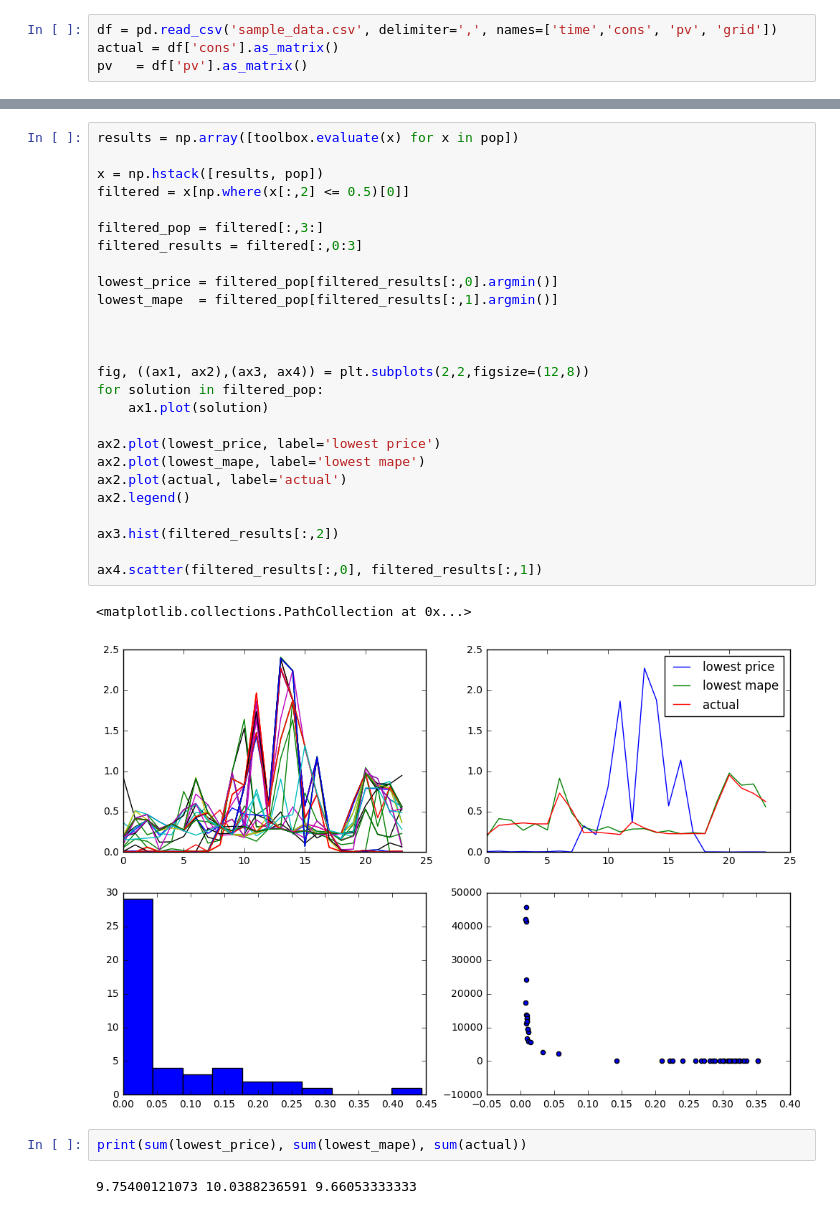
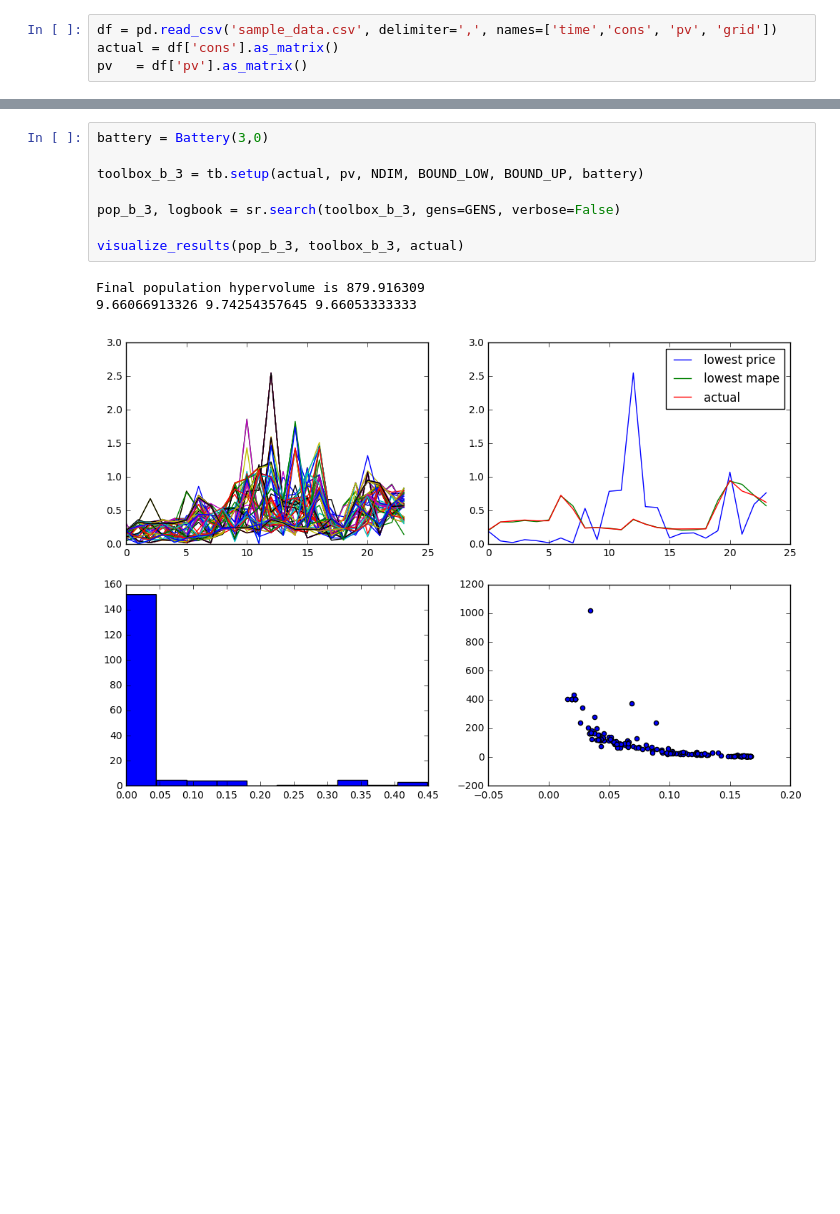
Before and after one commit to Jarino/energy-recommender, a Jupyter notebook: NSGA-II experiment.ipynb, the cells around one changed output, grey strips where cells are left out. Saved outputs shown, nothing was run; the diff lists cells and outputs as text; blank space fills up the shorter version.

Commit message:
added battery

```diff
--- a/NSGA-II experiment.ipynb
+++ b/NSGA-II experiment.ipynb
@@ -53,33 +72,12 @@ Final population hypervolume is 0.000000
-# %%
-results = np.array([toolbox.evaluate(x) for x in pop])
-
-x = np.hstack([results, pop])
-filtered = x[np.where(x[:,2] <= 0.5)[0]]
-
-filtered_pop = filtered[:,3:]
-filtered_results = filtered[:,0:3]
-
-lowest_price = filtered_pop[filtered_results[:,0].argmin()]
-lowest_mape  = filtered_pop[filtered_results[:,1].argmin()]
-
-
-
-fig, ((ax1, ax2),(ax3, ax4)) = plt.subplots(2,2,figsize=(12,8))
-for solution in filtered_pop:
-    ax1.plot(solution)
-
-ax2.plot(lowest_price, label='lowest price')
-ax2.plot(lowest_mape, label='lowest mape')
-ax2.plot(actual, label='actual')
-ax2.legend()
-
-ax3.hist(filtered_results[:,2])
-
-ax4.scatter(filtered_results[:,0], filtered_results[:,1])
-# %% [output]
-<matplotlib.collections.PathCollection at 0x...>
-[figure, removed]
-# %%
-print(sum(lowest_price), sum(lowest_mape), sum(actual))
-# %% [output]
-9.75400121073 10.0388236591 9.66053333333
+# %%
+battery = Battery(3,0)
+
+toolbox_b_3 = tb.setup(actual, pv, NDIM, BOUND_LOW, BOUND_UP, battery)
+
+pop_b_3, logbook = sr.search(toolbox_b_3, gens=GENS, verbose=False)
+
+visualize_results(pop_b_3, toolbox_b_3, actual)
+# %% [output]
+Final population hypervolume is 879.916309
+9.66066913326 9.74254357645 9.66053333333
+[figure, added]
```
Also changed, not shown: parts of 6 cells of this notebook, 6 other files.
